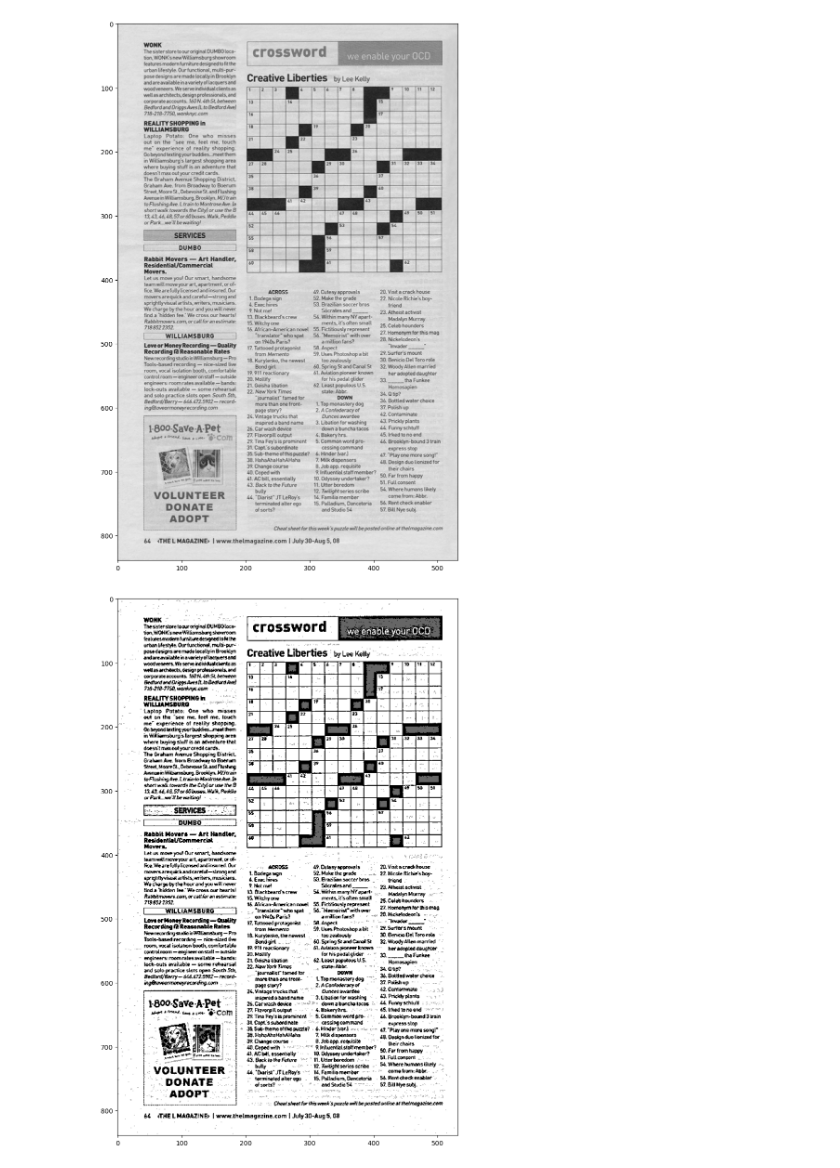
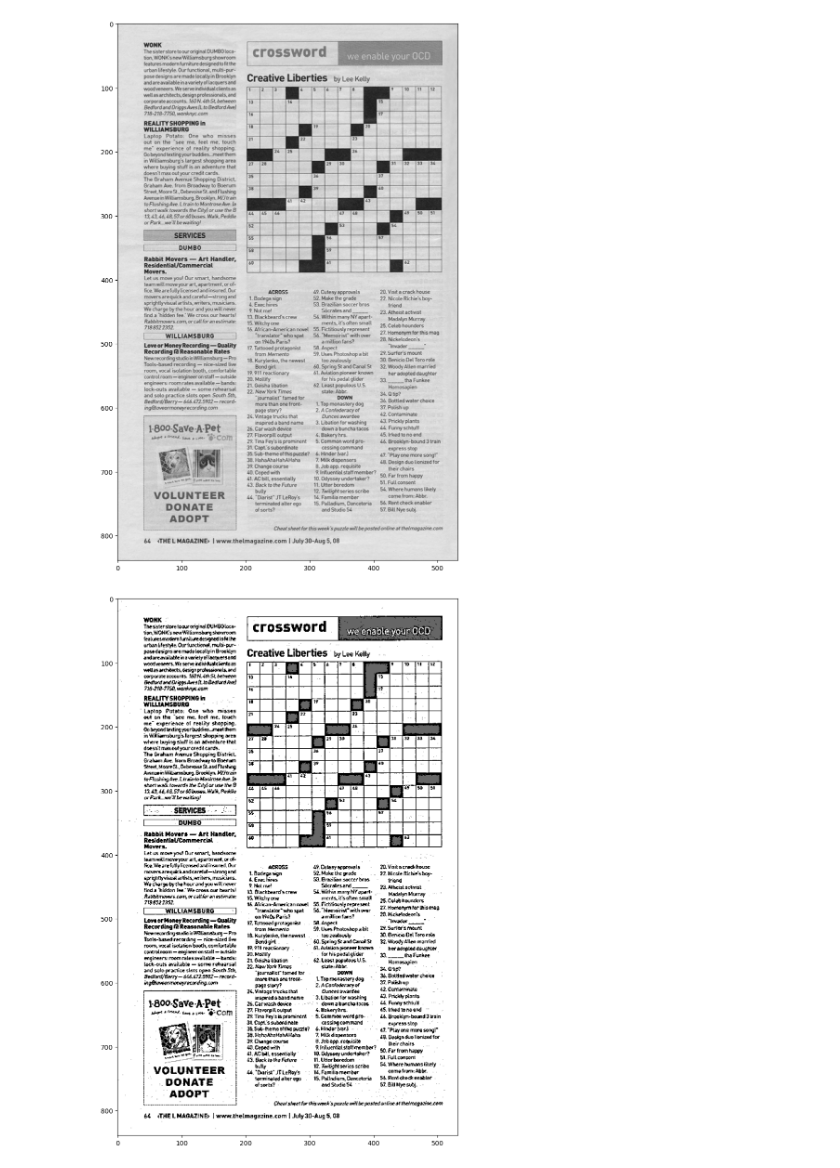
Before and after one commit to SausageMuffins/Learning-OpenCV, a Jupyter notebook: Image-Processing.ipynb, the cells around one changed output. Saved outputs shown, nothing was run; the diff lists cells and outputs as text; code cells hidden in the pictures.

```diff
--- a/Image-Processing.ipynb
+++ b/Image-Processing.ipynb
@@ -140,11 +140,11 @@ show_pic(img)
 # %%
 ret, thresh1 = cv2.threshold(img, 160, 255, cv2.THRESH_BINARY)
 # quality is not very good - solution: use adaptive threshold.
 
-th2 = cv2.adaptiveThreshold(img, 255, cv2.ADAPTIVE_THRESH_MEAN_C, cv2.THRESH_BINARY, 11, 8) # average values out then make it black and white using THRESH_BINARY.
+th2 = cv2.adaptiveThreshold(img, 255, cv2.ADAPTIVE_THRESH_GAUSSIAN_C, cv2.THRESH_BINARY, 13, 10) # average values out then make it black and white using THRESH_BINARY.
 # show_pic(th2) # looking at the neighbouring values of each pixel
 
 blended = cv2.addWeighted(src1=thresh1, src2=th2, beta=0.4, alpha=0.6, gamma=0) # use the technique of blending to get higher quality.
 show_pic(blended)
 # %% [output]
-[figure, old version]
+[figure, new version]
```
Also changed, not shown: parts of 5 cells of this notebook.
